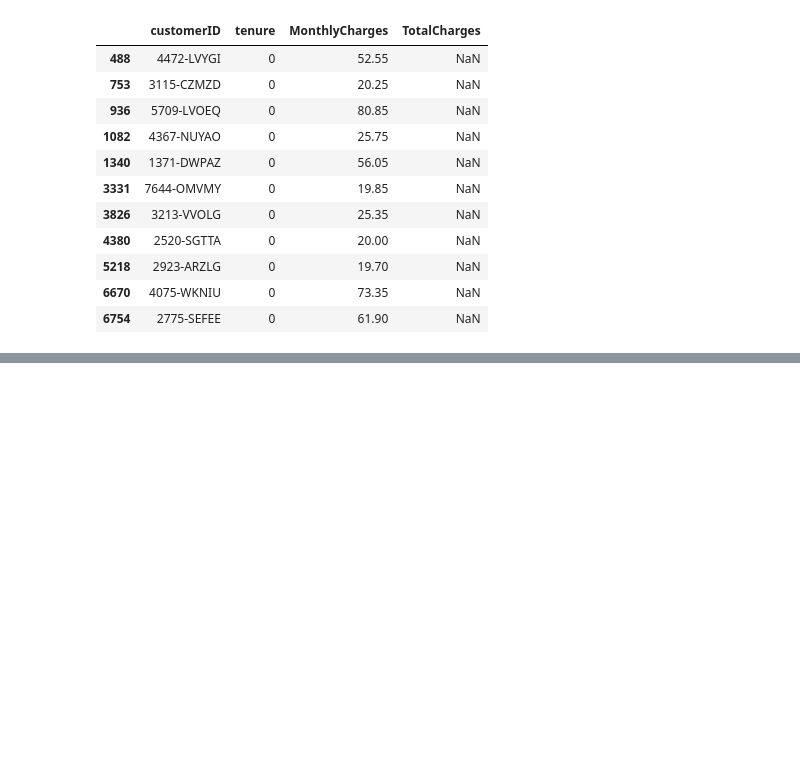
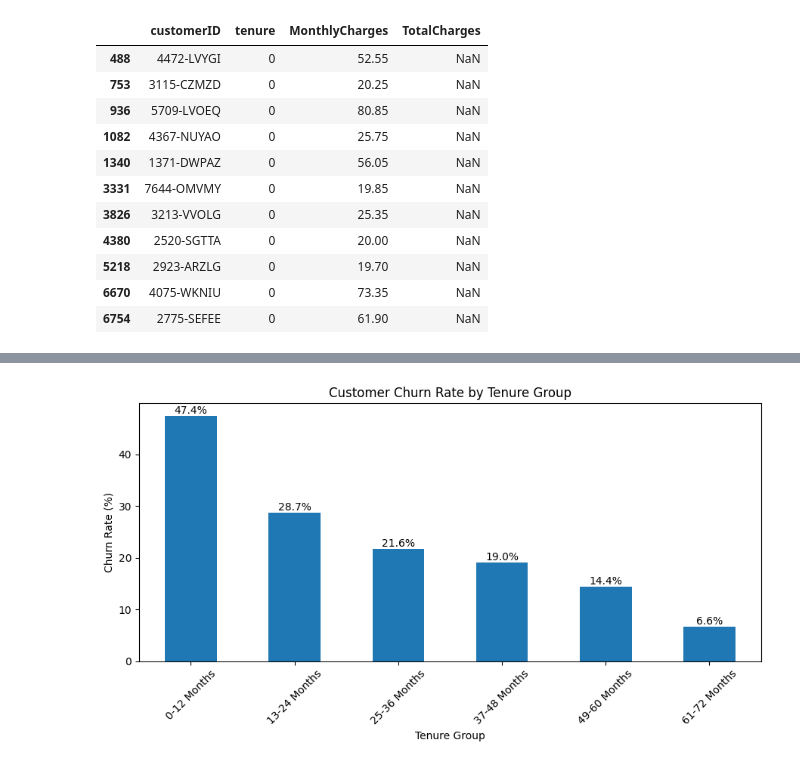
Before and after one commit to jdpatel1634/customer-retention-analytics, a Jupyter notebook: notebooks/01_data_cleaning_eda.ipynb, the cells around one changed output, grey strips where cells are left out. Drawn from its saved outputs; the diff is of its cells as text; code cells hidden in the pictures; blank space fills up the shorter version.

```diff
--- a/notebooks/01_data_cleaning_eda.ipynb
+++ b/notebooks/01_data_cleaning_eda.ipynb
@@ -79,0 +206,15 @@ df.to_csv(
+# %%
+tenure_churn = (
+    df.groupby("tenure_group", observed=False)["churn_flag"]
+    .agg(["count", "sum", "mean"])
+)
+
+tenure_churn.columns = [
+    "total_customers",
+    "churned_customers",
+    "churn_rate"
+]
+
+tenure_churn["churn_rate"] *= 100
+
+tenure_churn
@@ -79,0 +230,18 @@ df.to_csv(
+# %%
+ax = tenure_churn["churn_rate"].plot(
+    kind="bar",
+    figsize=(9, 5)
+)
+
+plt.title("Customer Churn Rate by Tenure Group")
+plt.xlabel("Tenure Group")
+plt.ylabel("Churn Rate (%)")
+plt.xticks(rotation=45)
+
+for container in ax.containers:
+    ax.bar_label(container, fmt="%.1f%%")
+
+plt.tight_layout()
+plt.show()
+# %% [output]
+[figure, added]
```
Also changed, not shown: parts of 27 cells of this notebook.
